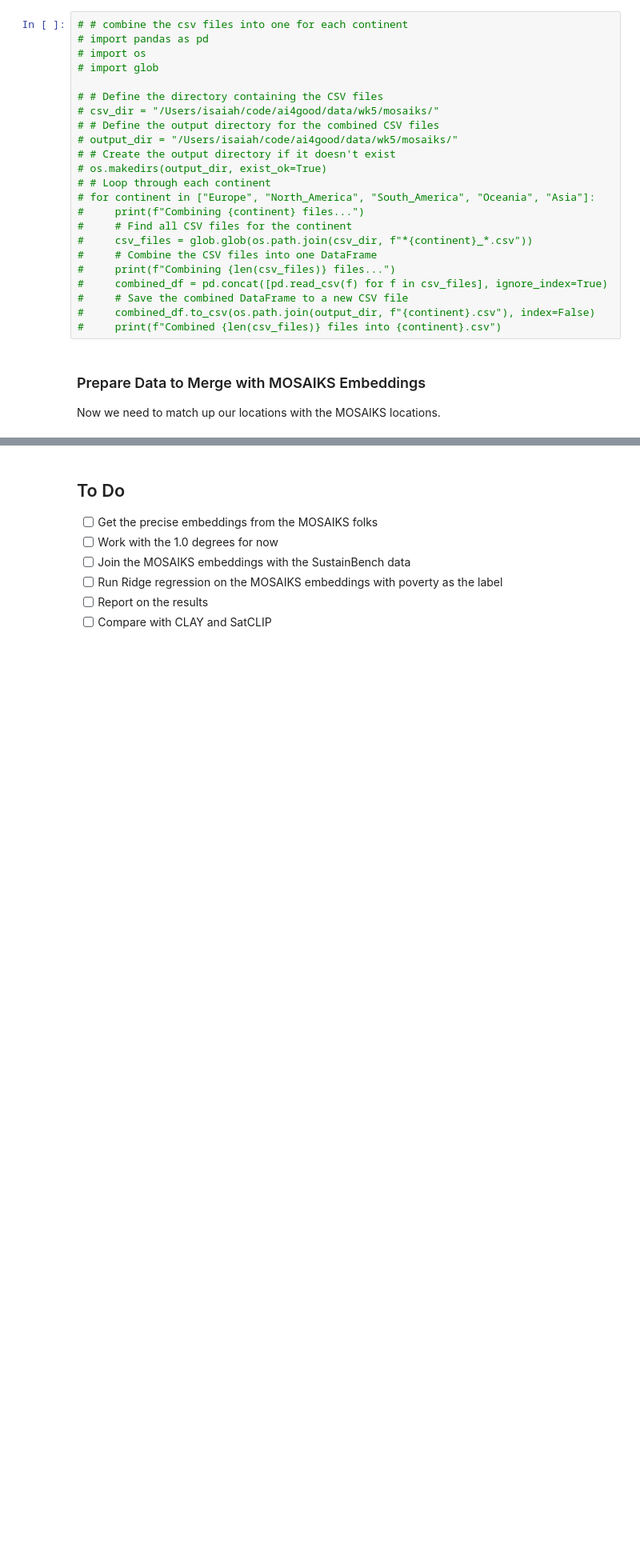
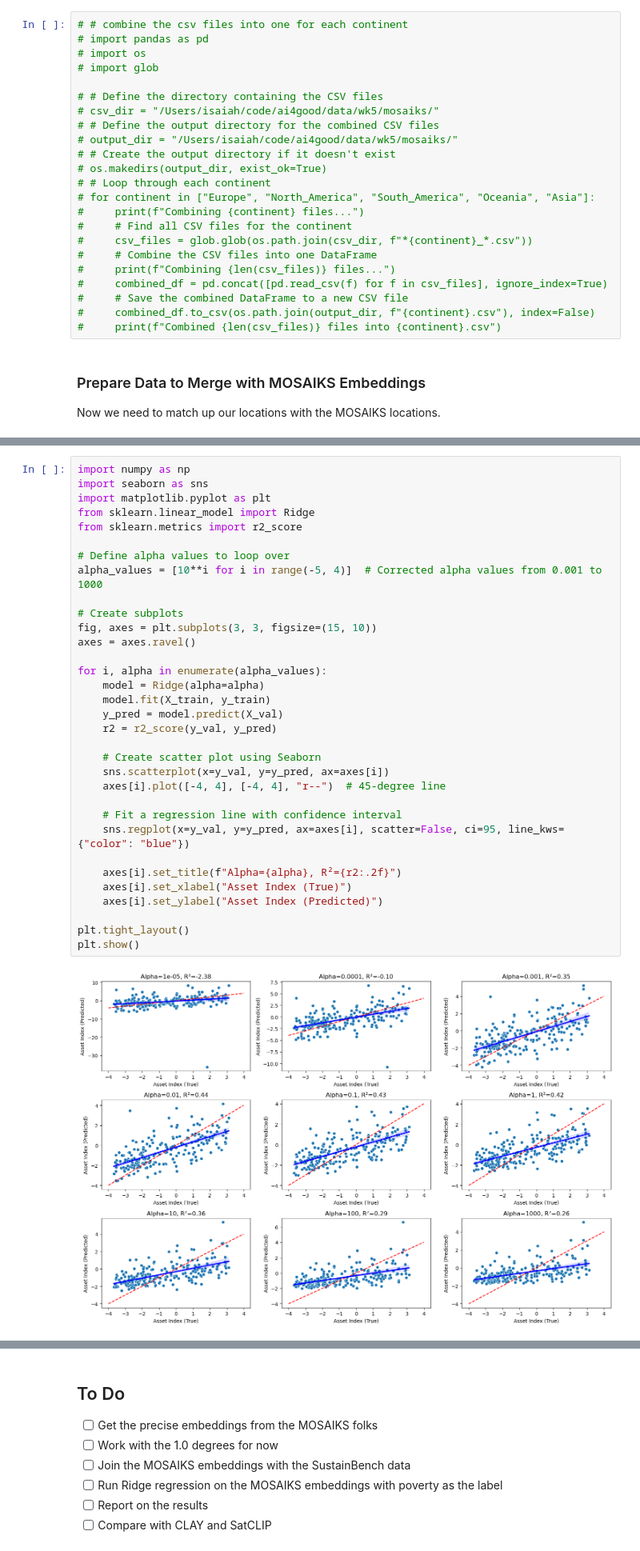
Before and after one commit to Better-Planet-Laboratory/ai4good, a Jupyter notebook: Notebooks/wk5/wealth-mapping.ipynb, the cells around one changed output, grey strips where cells are left out. Shown: that part at 80% size. Drawn from its saved outputs; the diff is of its cells as text; blank space fills up the shorter version.

Commit message:
Complete the regression for MOSAIKS 1-deg embeddings.

```diff
--- a/Notebooks/wk5/wealth-mapping.ipynb
+++ b/Notebooks/wk5/wealth-mapping.ipynb
@@ -294,0 +344,35 @@ np.random.seed(42)
+# %%
+import numpy as np
+import seaborn as sns
+import matplotlib.pyplot as plt
+from sklearn.linear_model import Ridge
+from sklearn.metrics import r2_score
+
+# Define alpha values to loop over
+alpha_values = [10**i for i in range(-5, 4)]  # Corrected alpha values from 0.001 to 1000
+
+# Create subplots
+fig, axes = plt.subplots(3, 3, figsize=(15, 10))
+axes = axes.ravel()
+
+for i, alpha in enumerate(alpha_values):
+    model = Ridge(alpha=alpha)
+    model.fit(X_train, y_train)
+    y_pred = model.predict(X_val)
+    r2 = r2_score(y_val, y_pred)
+
+    # Create scatter plot using Seaborn
+    sns.scatterplot(x=y_val, y=y_pred, ax=axes[i])
+    axes[i].plot([-4, 4], [-4, 4], "r--")  # 45-degree line
+
+    # Fit a regression line with confidence interval
+    sns.regplot(x=y_val, y=y_pred, ax=axes[i], scatter=False, ci=95, line_kws={"color": "blue"})
+
+    axes[i].set_title(f"Alpha={alpha}, R²={r2:.2f}")
+    axes[i].set_xlabel("Asset Index (True)")
+    axes[i].set_ylabel("Asset Index (Predicted)")
+
+plt.tight_layout()
+plt.show()
+# %% [output]
+[figure, added]
```
Also changed, not shown: parts of 6 cells of this notebook.
